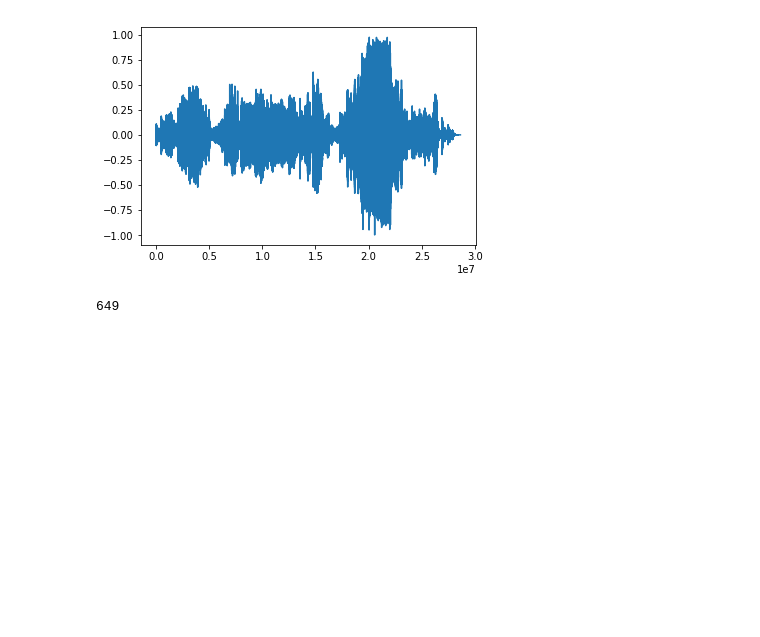
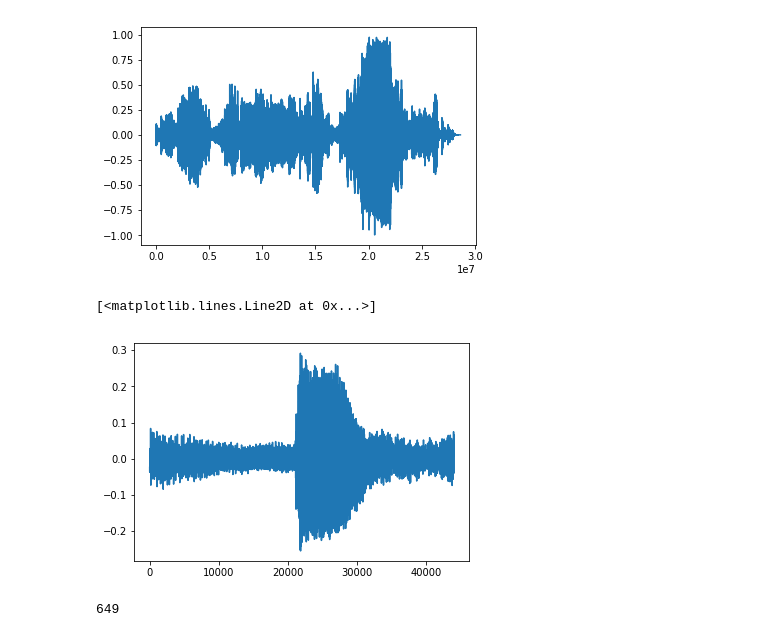
Before and after one commit to LuciusCao/Kara, a Jupyter notebook: visualization.ipynb, the cells around one changed output. Saved outputs shown, nothing was run; the diff lists cells and outputs as text; code cells hidden in the pictures; blank space fills up the shorter version.

```diff
--- a/visualization.ipynb
+++ b/visualization.ipynb
@@ -37,6 +22,11 @@ plt.plot(np_arr)
 # %% [output]
 [<matplotlib.lines.Line2D at 0x...>]
 [figure]
+# %%
+plt.plot(np_arr[100*44100:101*44100])
+# %% [output]
+[<matplotlib.lines.Line2D at 0x...>]
+[figure, added]
 # %%
 seq_len = 44100
 # %%
```
Also changed, not shown: parts of 7 cells of this notebook, 4 other files.
